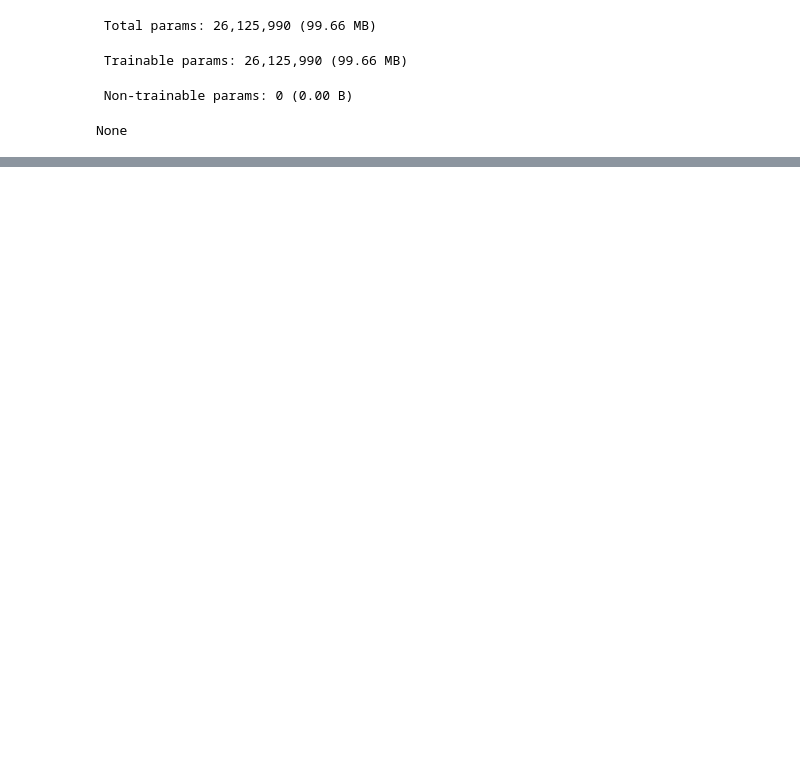
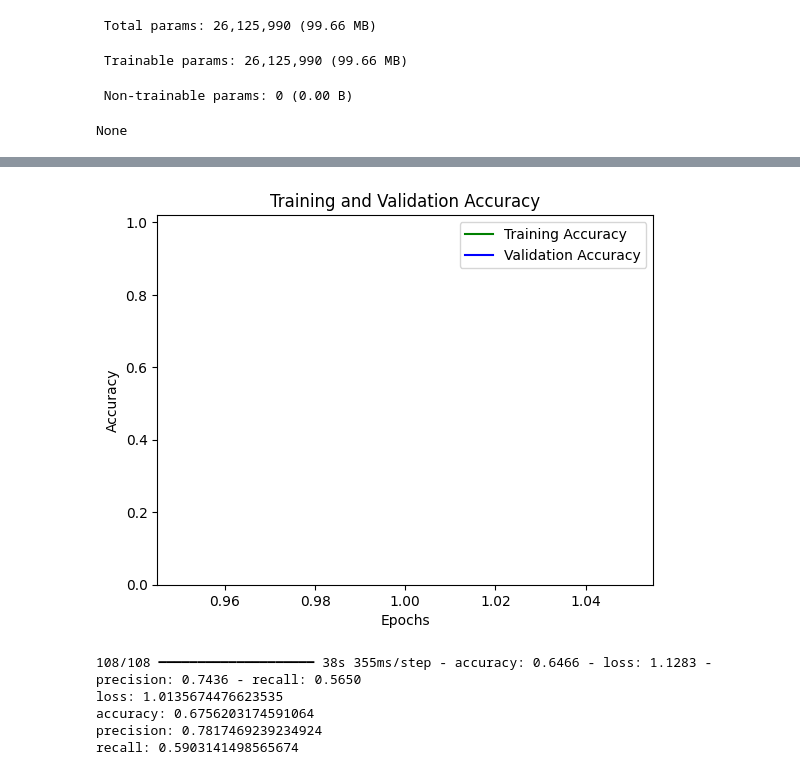
Before and after one commit to DivyaAnilaP/PlantDiseaseDetection_AICTE, a Jupyter notebook: PlantDiseaseDetection__AICTE.ipynb, the cells around one changed output, grey strips where cells are left out. Cells and saved outputs as stored; diff of their text form; code cells hidden in the pictures; blank space fills up the shorter version.

```diff
--- a/PlantDiseaseDetection__AICTE.ipynb
+++ b/PlantDiseaseDetection__AICTE.ipynb
@@ -241,3 +236,43 @@ recall: 0.7849988341331482
 # %%
 # save the model
 model.save('cnn_model.keras')
+# %%
+import seaborn as sns
+
+acc = history.history['accuracy']
+val_acc = history.history['val_accuracy']
+
+precision = history.history['precision']
+val_precision = history.history['val_precision']
+
+recall = history.history['recall']
+val_recall = history.history['val_recall']
+
+loss = history.history['loss']
+val_loss = history.history['val_loss']
+
+epochs = range(1, len(loss) + 1)
+# %%
+plt.plot(epochs, acc, color='green', label='Training Accuracy')
+plt.plot(epochs, val_acc, color='blue', label='Validation Accuracy')
+plt.title('Training and Validation Accuracy')
+plt.xlabel('Epochs')
+plt.ylabel('Accuracy')
+plt.legend()
+plt.ylim(0, 1.02)
+plt.show()
+# %% [output]
+[figure, added]
+# %%
+
+model_evaluate = model.evaluate(test_generator)
+print("loss:", model_evaluate[0])
+print("accuracy:", model_evaluate[1])
+print("precision:", model_evaluate[2])
+print("recall:", model_evaluate[3])
+# %% [output]
+108/108 ━━━━━━━━━━━━━━━━━━━━ 38s 355ms/step - accuracy: 0.6466 - loss: 1.1283 - precision: 0.7436 - recall: 0.5650
+loss: 1.0135674476623535
+accuracy: 0.6756203174591064
+precision: 0.7817469239234924
+recall: 0.5903141498565674
```
Also changed, not shown: parts of 5 cells of this notebook.
